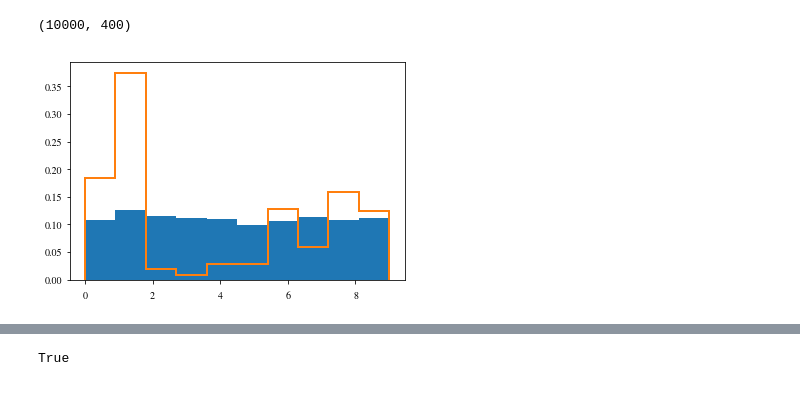
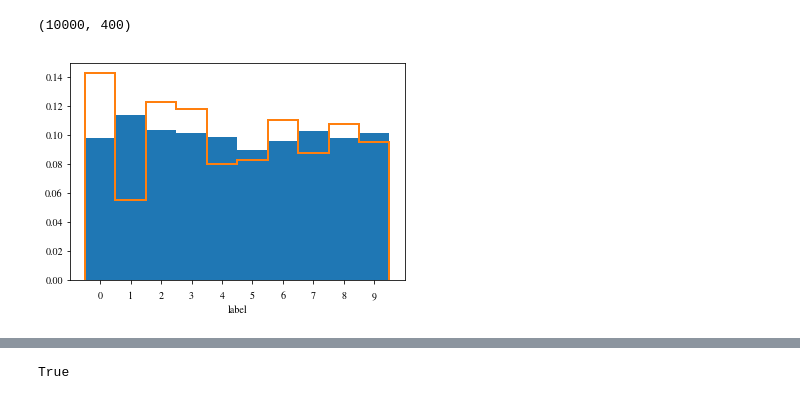
Before and after one commit to sdpenguin/Brian2STDPMNIST, a Jupyter notebook: analyse.ipynb, the cells around one changed output, grey strips where cells are left out. Drawn from its saved outputs; the diff is of its cells as text; code cells hidden in the pictures.

```diff
--- a/analyse.ipynb
+++ b/analyse.ipynb
@@ -156,19 +162,28 @@ plot_spike_distribution(countsp['Ae'])
 # %%
 labels = pd.DataFrame({'label': saveobj['labels']}).rename_axis('tbin')
 # %%
-counts = countsp['Ae']
-counts = labels.join(counts)
-counts = counts.reset_index('tbin', drop=True)
-counts = counts.groupby(['i', 'label']).mean().reset_index('label')
-counts = counts.sort_values(['i', 'count'], ascending=[True, False])
-assignments = counts.groupby('i').head(1).drop(columns='count')
+def get_assignments(counts, labels):
+    counts = labels.join(counts)
+    counts = counts.reset_index('tbin', drop=True)
+    counts = counts.groupby(['i', 'label']).sum().reset_index('label')
+    counts = counts.sort_values(['i', 'count'], ascending=[True, False])
+    assignments = counts.groupby('i').head(1).drop(columns='count')
+    return assignments
+# %%
+assignments = get_assignments(spikecounts['Ae'], labels)
 # %%
 len(labels), len(assignments)
 # %% [output]
 (10000, 400)
-# %%
-plt.hist(labels['label'], normed=True)
-plt.hist(assignments['label'], normed=True, histtype='step', lw=2);
-# %% [output]
-[figure, removed]
+# %%
+def plot_assignment_distribution(assignments, labels):
+    fig, ax = plt.subplots()
+    n, b, p = ax.hist(labels['label'], density=True, bins=10, range=[-0.5, 9.5])
+    ax.hist(assignments['label'], density=True, bins=b, histtype='step', lw=2)
+    ax.set_xlabel('label')
+    ax.xaxis.set_ticks(np.unique(labels))
+# %%
+plot_assignment_distribution(assignments, labels)
+# %% [output]
+[figure, added]
 # %%
```
Also changed, not shown: parts of 43 cells of this notebook, 3 other files.
